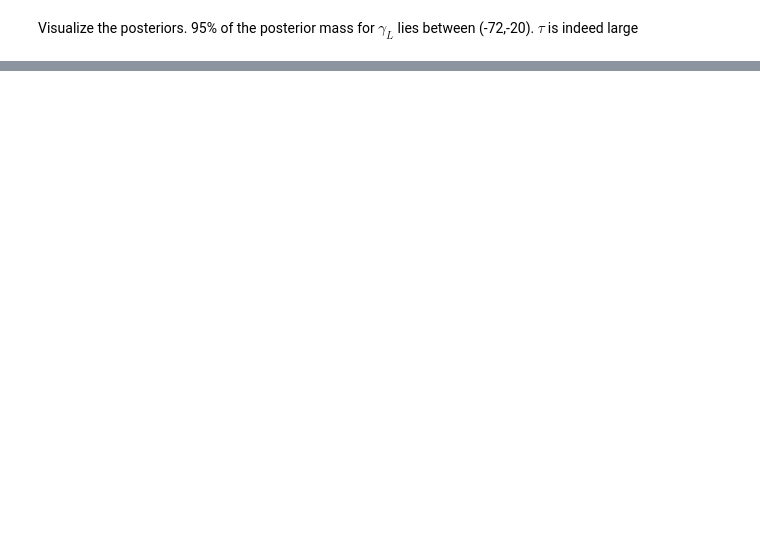
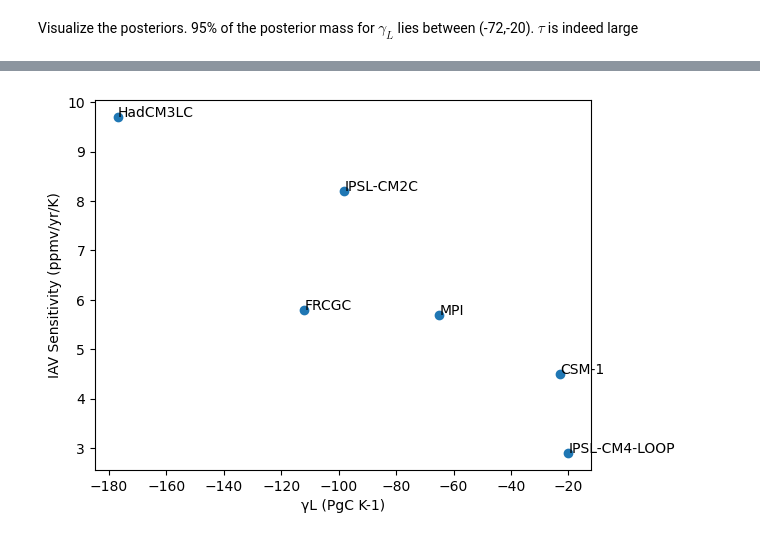
Before and after one commit to netzeroasap/TCRE_Assessment, a Jupyter notebook: TCRE_BAYES.ipynb, the cells around one changed output, grey strips where cells are left out. Cells and saved outputs as stored; diff of their text form; code cells hidden in the pictures; blank space fills up the shorter version.

```diff
--- a/TCRE_BAYES.ipynb
+++ b/TCRE_BAYES.ipynb
@@ -158,8 +158,3 @@ order=subset
 filtered_df["model"] = pd.Categorical(filtered_df["model"], categories=order, ordered=True)
 sorted_df = filtered_df.sort_values("model")
 gams=sorted_df["γL (PgC K-1)"].values.astype(np.float32)
-plt.scatter(iav[:6],gams)
-for i, txt in enumerate(subset):
-    plt.annotate(txt, (iav[i], gams[i]))
-plt.xlabel("IAV Sensitivity (ppmv/yr/K)")
-plt.ylabel("γL (PgC K-1)")
@@ -226,0 +164,8 @@ array([[<Axes: title={'center': 'mu'}>,
+# %%
+plt.scatter(gams,iav[:6])
+for i, txt in enumerate(subset):
+    plt.annotate(txt, (gams[i],iav[i]))
+tmp=plt.ylabel("IAV Sensitivity (ppmv/yr/K)")
+tmp=plt.xlabel("γL (PgC K-1)")
+# %% [output]
+[figure, added]
```
Also changed, not shown: parts of 43 cells of this notebook.
